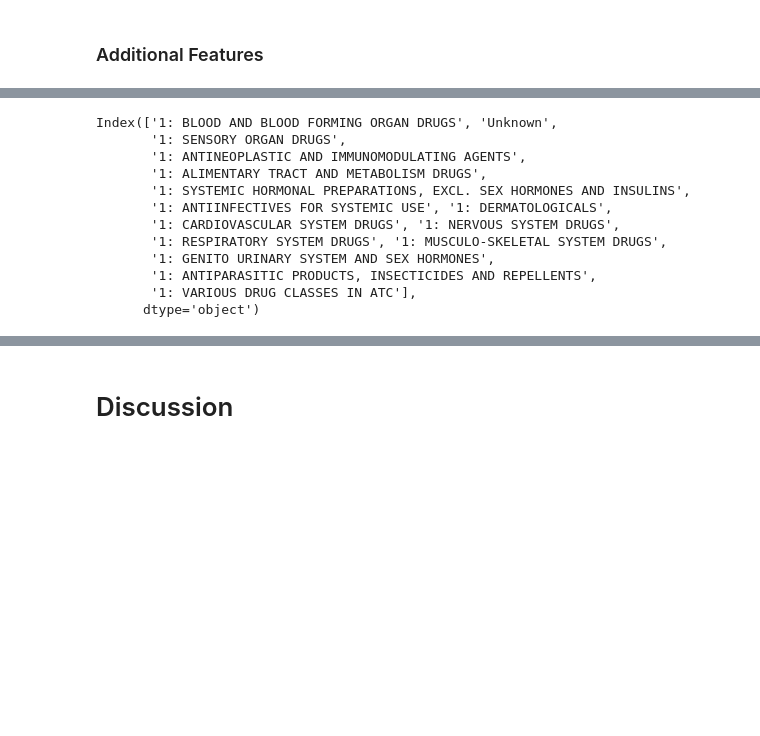
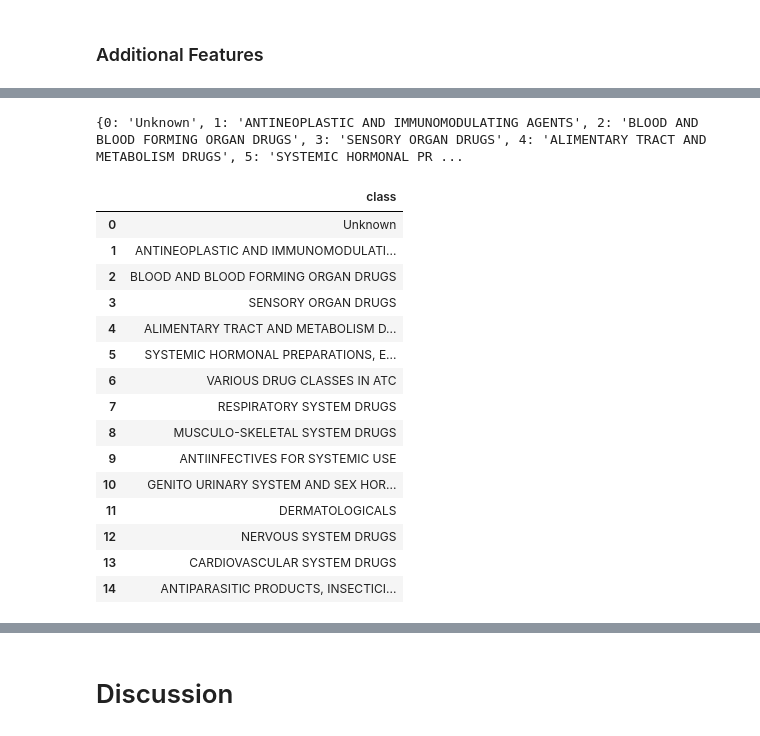
Before and after one commit to lgiobbi/DDI_with_ML, a Jupyter notebook: analysis/report.ipynb, the cells around one changed output, grey strips where cells are left out. Cells and saved outputs as stored; diff of their text form; code cells hidden in the pictures; blank space fills up the shorter version.

Commit message:
wip analysis plots atc classes

```diff
--- a/analysis/report.ipynb
+++ b/analysis/report.ipynb
@@ -1081,16 +1096,26 @@ embedding
 # %%
 embedding['pharma_class'], class_mapping = pd.factorize(embedding['atc_class_lvl_1'].fillna("Unknown"))
-print(class_mapping)  # Shows the mapping of numbers to class names
+# get mapping of number to class name
+num_to_class = {num: cls for num, cls in enumerate(class_mapping)}
+print(num_to_class)
 # %% [output]
-Index(['1: BLOOD AND BLOOD FORMING ORGAN DRUGS', 'Unknown',
-       '1: SENSORY ORGAN DRUGS',
-       '1: ANTINEOPLASTIC AND IMMUNOMODULATING AGENTS',
-       '1: ALIMENTARY TRACT AND METABOLISM DRUGS',
-       '1: SYSTEMIC HORMONAL PREPARATIONS, EXCL. SEX HORMONES AND INSULINS',
-       '1: ANTIINFECTIVES FOR SYSTEMIC USE', '1: DERMATOLOGICALS',
-       '1: CARDIOVASCULAR SYSTEM DRUGS', '1: NERVOUS SYSTEM DRUGS',
-       '1: RESPIRATORY SYSTEM DRUGS', '1: MUSCULO-SKELETAL SYSTEM DRUGS',
-       '1: GENITO URINARY SYSTEM AND SEX HORMONES',
-       '1: ANTIPARASITIC PRODUCTS, INSECTICIDES AND REPELLENTS',
-       '1: VARIOUS DRUG CLASSES IN ATC'],
-      dtype='object')
+{0: 'Unknown', 1: 'ANTINEOPLASTIC AND IMMUNOMODULATING AGENTS', 2: 'BLOOD AND BLOOD FORMING ORGAN DRUGS', 3: 'SENSORY ORGAN DRUGS', 4: 'ALIMENTARY TRACT AND METABOLISM DRUGS', 5: 'SYSTEMIC HORMONAL PR ...
+# %%
+pd.DataFrame({'class': class_mapping})
+# %% [output]
+|  | class |
+| 0 | Unknown |
+| 1 | ANTINEOPLASTIC AND IMMUNOMODULATI... |
+| 2 | BLOOD AND BLOOD FORMING ORGAN DRUGS |
+| 3 | SENSORY ORGAN DRUGS |
+| 4 | ALIMENTARY TRACT AND METABOLISM D... |
+| 5 | SYSTEMIC HORMONAL PREPARATIONS, E... |
+| 6 | VARIOUS DRUG CLASSES IN ATC |
+| 7 | RESPIRATORY SYSTEM DRUGS |
+| 8 | MUSCULO-SKELETAL SYSTEM DRUGS |
+| 9 | ANTIINFECTIVES FOR SYSTEMIC USE |
+| 10 | GENITO URINARY SYSTEM AND SEX HOR... |
+| 11 | DERMATOLOGICALS |
+| 12 | NERVOUS SYSTEM DRUGS |
+| 13 | CARDIOVASCULAR SYSTEM DRUGS |
+| 14 | ANTIPARASITIC PRODUCTS, INSECTICI... |
```
Also changed, not shown: parts of 11 cells of this notebook.
